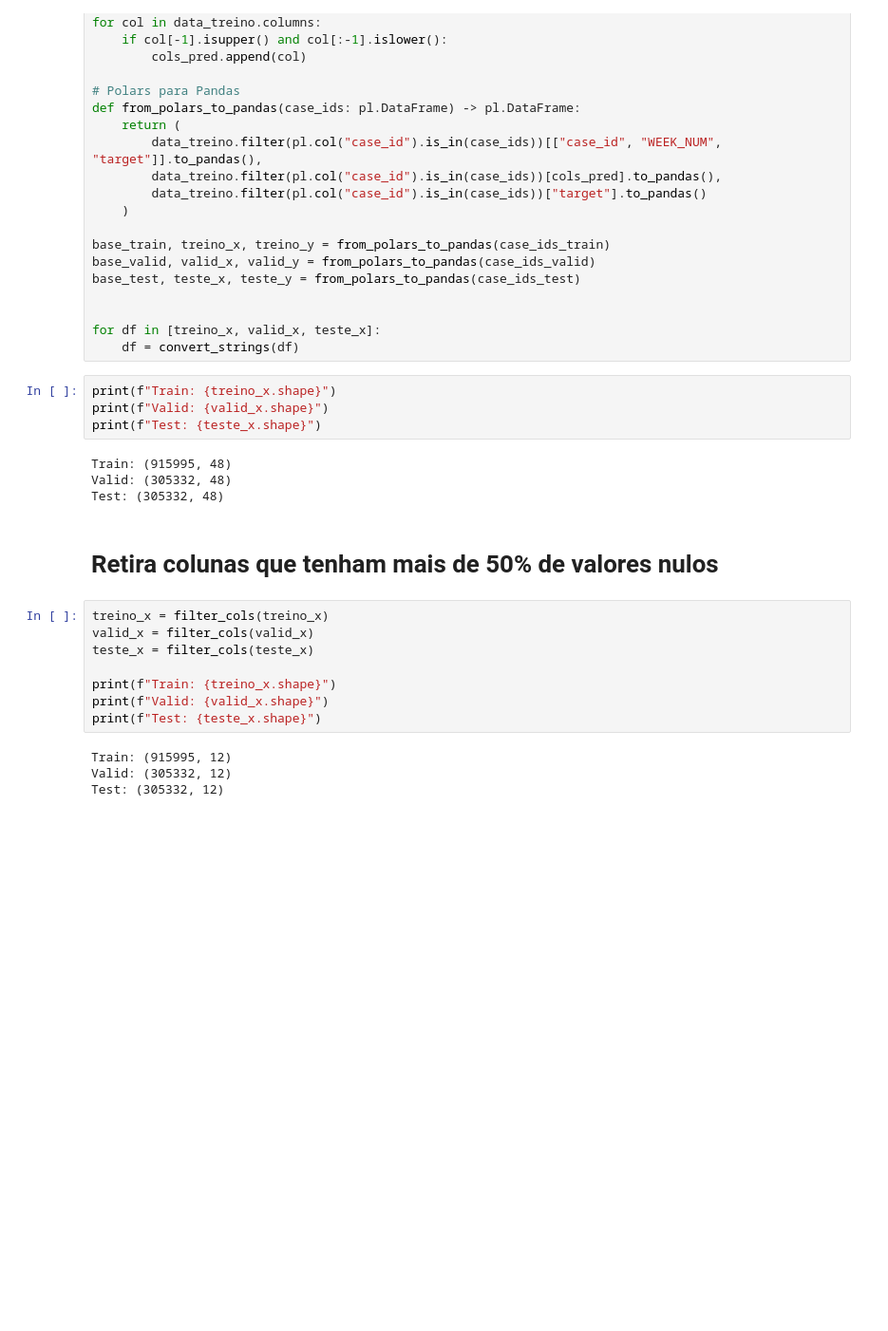
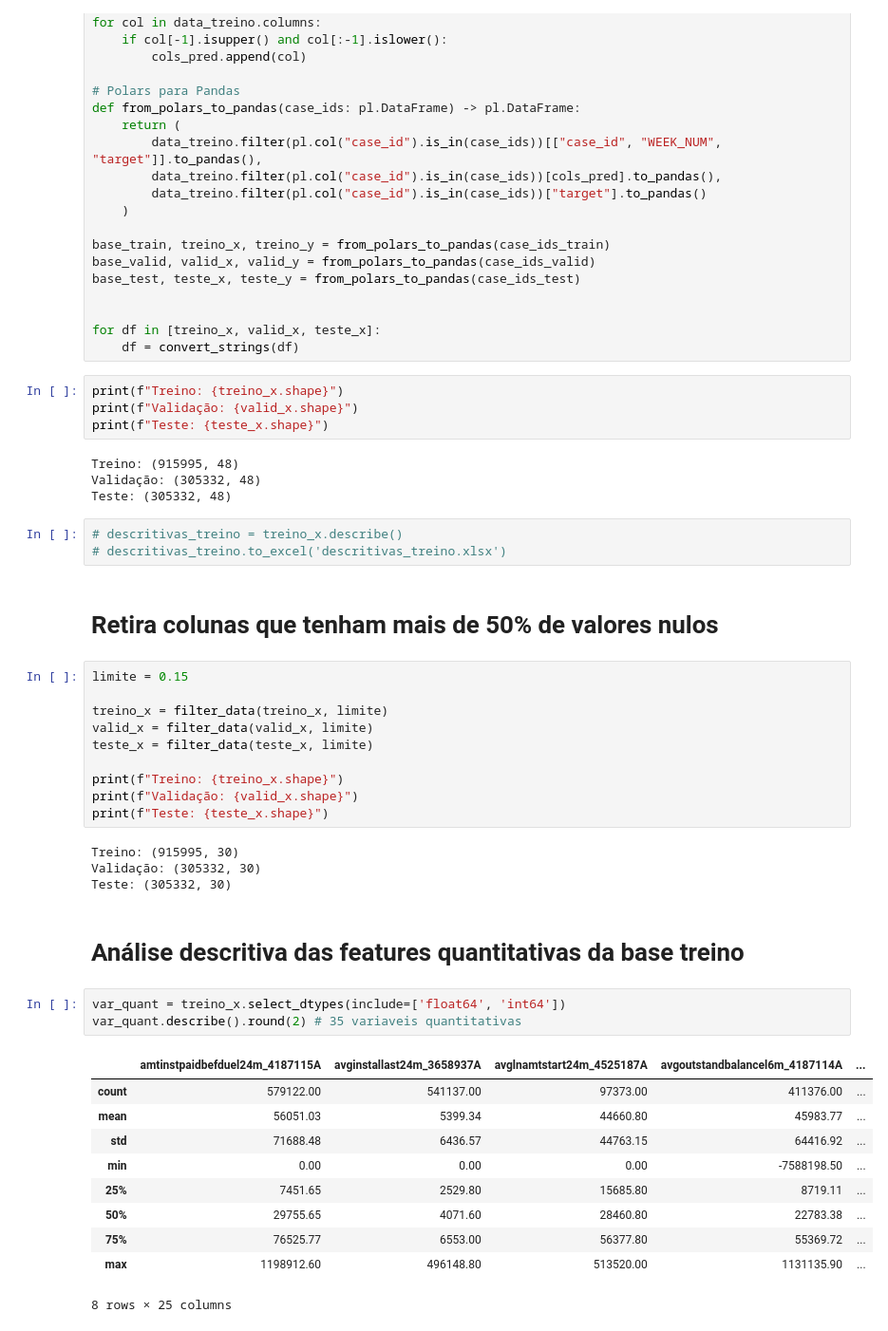
Before and after one commit to jrodrigotico/MBA-USP-ESALQ---TCC, a Jupyter notebook: debug.ipynb, the cells around one changed output. Shown: that part at 95% size. Saved outputs shown, nothing was run; the diff lists cells and outputs as text; blank space fills up the shorter version.

```diff
--- a/debug.ipynb
+++ b/debug.ipynb
@@ -217,24 +297,45 @@ base_test, teste_x, teste_y = from_polars_to_pandas(case_ids_test)
 for df in [treino_x, valid_x, teste_x]:
     df = convert_strings(df)
 # %%
-print(f"Train: {treino_x.shape}")
-print(f"Valid: {valid_x.shape}")
-print(f"Test: {teste_x.shape}")
+print(f"Treino: {treino_x.shape}")
+print(f"Validação: {valid_x.shape}")
+print(f"Teste: {teste_x.shape}")
 # %% [output]
-Train: (915995, 48)
-Valid: (305332, 48)
-Test: (305332, 48)
+Treino: (915995, 48)
+Validação: (305332, 48)
+Teste: (305332, 48)
+# %%
+# descritivas_treino = treino_x.describe()
+# descritivas_treino.to_excel('descritivas_treino.xlsx')
 # %% [markdown]
 # Retira colunas que tenham mais de 50% de valores nulos
 # %%
-treino_x = filter_cols(treino_x)
-valid_x = filter_cols(valid_x)
-teste_x = filter_cols(teste_x)
+limite = 0.15
 
-print(f"Train: {treino_x.shape}")
-print(f"Valid: {valid_x.shape}")
-print(f"Test: {teste_x.shape}")
+treino_x = filter_data(treino_x, limite)
+valid_x = filter_data(valid_x, limite)
+teste_x = filter_data(teste_x, limite)
+
+print(f"Treino: {treino_x.shape}")
+print(f"Validação: {valid_x.shape}")
+print(f"Teste: {teste_x.shape}")
 # %% [output]
-Train: (915995, 12)
-Valid: (305332, 12)
-Test: (305332, 12)
+Treino: (915995, 30)
+Validação: (305332, 30)
+Teste: (305332, 30)
+# %% [markdown]
+# Análise descritiva das features quantitativas da base treino
+# %%
+var_quant = treino_x.select_dtypes(include=['float64', 'int64'])
+var_quant.describe().round(2) # 35 variaveis quantitativas
+# %% [output]
+|  | amtinstpaidbefduel24m_4187115A | avginstallast24m_3658937A | avglnamtstart24m_4525187A | avgoutstandbalancel6m_4187114A | ... |
+| count | 579122.00 | 541137.00 | 97373.00 | 411376.00 | ... |
+| mean | 56051.03 | 5399.34 | 44660.80 | 45983.77 | ... |
+| std | 71688.48 | 6436.57 | 44763.15 | 64416.92 | ... |
+| min | 0.00 | 0.00 | 0.00 | -7588198.50 | ... |
+| 25% | 7451.65 | 2529.80 | 15685.80 | 8719.11 | ... |
+| 50% | 29755.65 | 4071.60 | 28460.80 | 22783.38 | ... |
+| 75% | 76525.77 | 6553.00 | 56377.80 | 55369.72 | ... |
+| max | 1198912.60 | 496148.80 | 513520.00 | 1131135.90 | ... |
+8 rows × 25 columns
```
Also changed, not shown: parts of 32 cells of this notebook.
